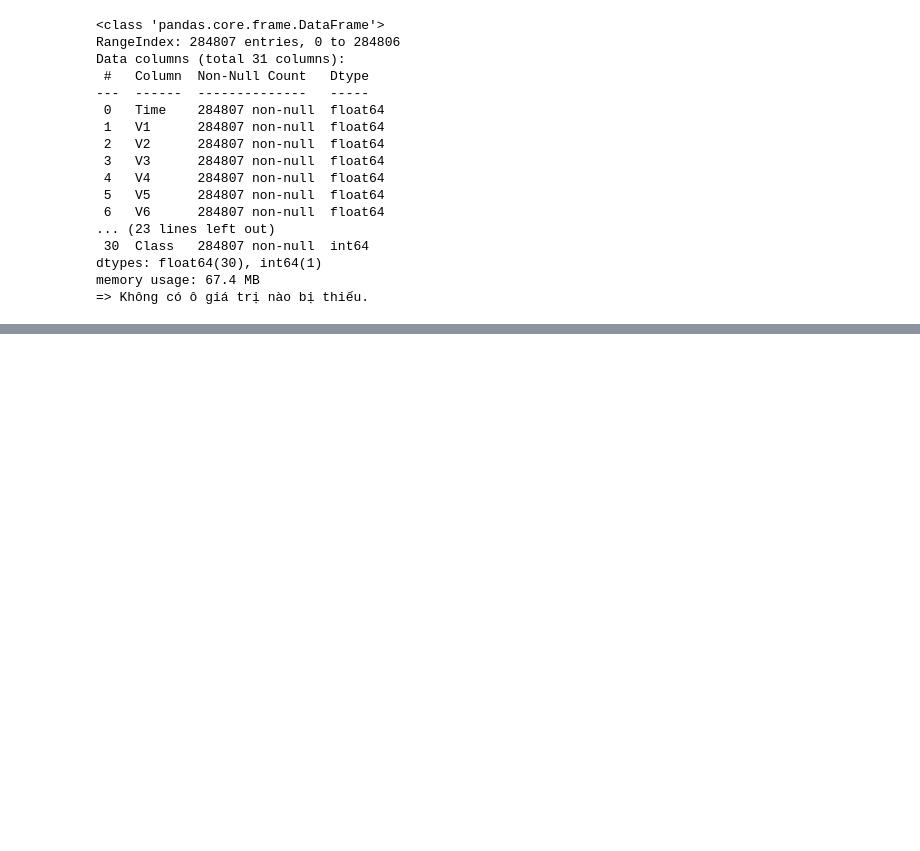
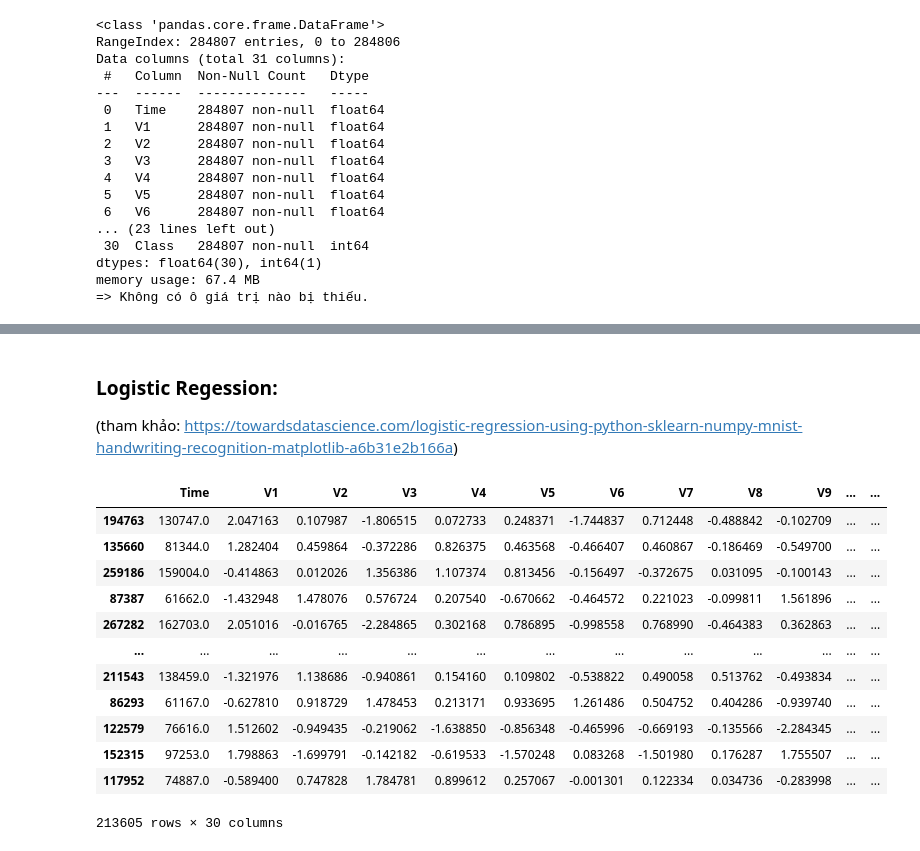
Before and after one commit to bason1999qn/Credit-Card-Fraud-Detection, a Jupyter notebook: Credit-Card-Fraud-Detection.ipynb, the cells around one changed output, grey strips where cells are left out. Cells and saved outputs as stored; diff of their text form; code cells hidden in the pictures; blank space fills up the shorter version.

Commit message:
Logistic Regression

```diff
--- a/Credit-Card-Fraud-Detection.ipynb
+++ b/Credit-Card-Fraud-Detection.ipynb
@@ -75,0 +109,7 @@ memory usage: 67.4 MB
+# %%
+data = df.copy()
+columns_name = data.columns.tolist()
+columns_name.remove('Class')
+X = data[columns_name]
+Y = data['Class']
+X
@@ -75,0 +130,4 @@ memory usage: 67.4 MB
+# %% [markdown]
+### Logistic Regession:
+
+(tham khảo: https://towardsdatascience.com/logistic-regression-using-python-sklearn-numpy-mnist-handwriting-recognition-matplotlib-a6b31e2b166a)
@@ -75,0 +140,18 @@ memory usage: 67.4 MB
+# %%
+x_train, x_test, y_train, y_test = train_test_split(X, Y, test_size=0.25, random_state=0)
+# %%
+x_train
+# %% [output]
+|  | Time | V1 | V2 | V3 | V4 | V5 | V6 | V7 | V8 | V9 | ... | ... |
+| 194763 | 130747.0 | 2.047163 | 0.107987 | -1.806515 | 0.072733 | 0.248371 | -1.744837 | 0.712448 | -0.488842 | -0.102709 | ... | ... |
+| 135660 | 81344.0 | 1.282404 | 0.459864 | -0.372286 | 0.826375 | 0.463568 | -0.466407 | 0.460867 | -0.186469 | -0.549700 | ... | ... |
+| 259186 | 159004.0 | -0.414863 | 0.012026 | 1.356386 | 1.107374 | 0.813456 | -0.156497 | -0.372675 | 0.031095 | -0.100143 | ... | ... |
+| 87387 | 61662.0 | -1.432948 | 1.478076 | 0.576724 | 0.207540 | -0.670662 | -0.464572 | 0.221023 | -0.099811 | 1.561896 | ... | ... |
+| 267282 | 162703.0 | 2.051016 | -0.016765 | -2.284865 | 0.302168 | 0.786895 | -0.998558 | 0.768990 | -0.464383 | 0.362863 | ... | ... |
+| ... | ... | ... | ... | ... | ... | ... | ... | ... | ... | ... | ... | ... |
+| 211543 | 138459.0 | -1.321976 | 1.138686 | -0.940861 | 0.154160 | 0.109802 | -0.538822 | 0.490058 | 0.513762 | -0.493834 | ... | ... |
+| 86293 | 61167.0 | -0.627810 | 0.918729 | 1.478453 | 0.213171 | 0.933695 | 1.261486 | 0.504752 | 0.404286 | -0.939740 | ... | ... |
+| 122579 | 76616.0 | 1.512602 | -0.949435 | -0.219062 | -1.638850 | -0.856348 | -0.465996 | -0.669193 | -0.135566 | -2.284345 | ... | ... |
+| 152315 | 97253.0 | 1.798863 | -1.699791 | -0.142182 | -0.619533 | -1.570248 | 0.083268 | -1.501980 | 0.176287 | 1.755507 | ... | ... |
+| 117952 | 74887.0 | -0.589400 | 0.747828 | 1.784781 | 0.899612 | 0.257067 | -0.001301 | 0.122334 | 0.034736 | -0.283998 | ... | ... |
+213605 rows × 30 columns
```
Also changed, not shown: parts of 17 cells of this notebook.
